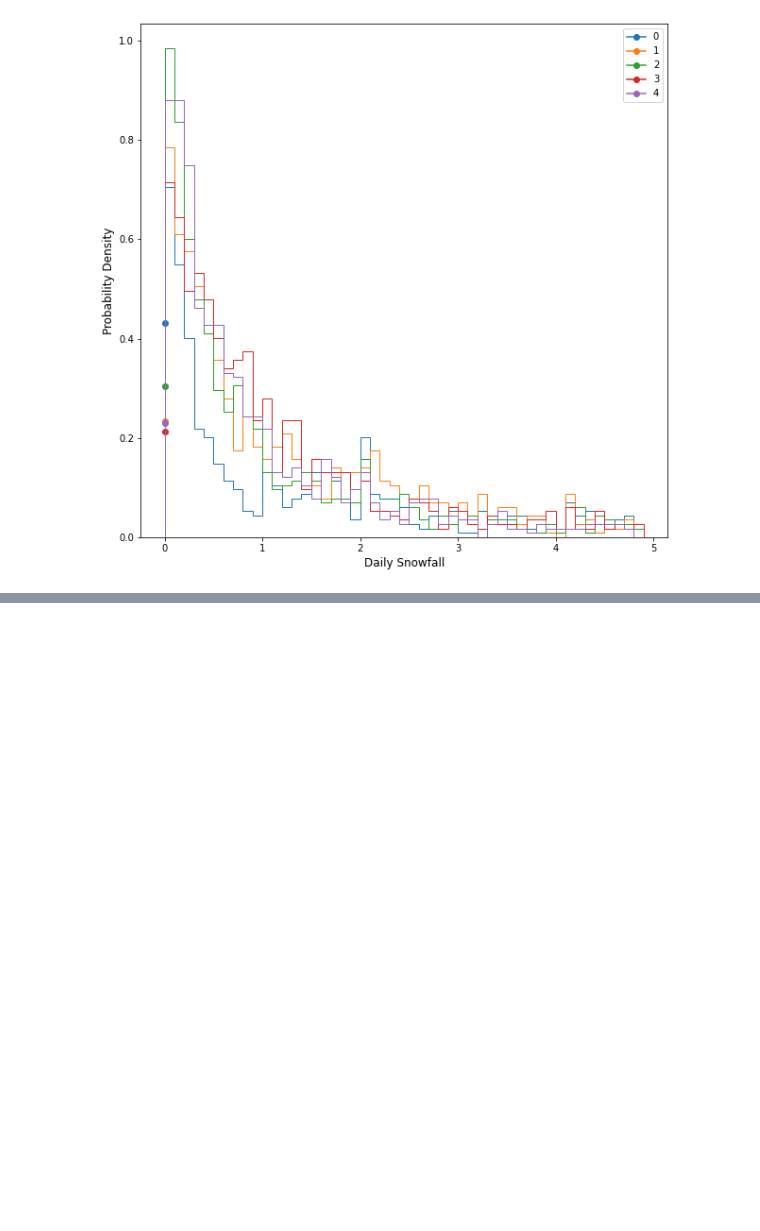
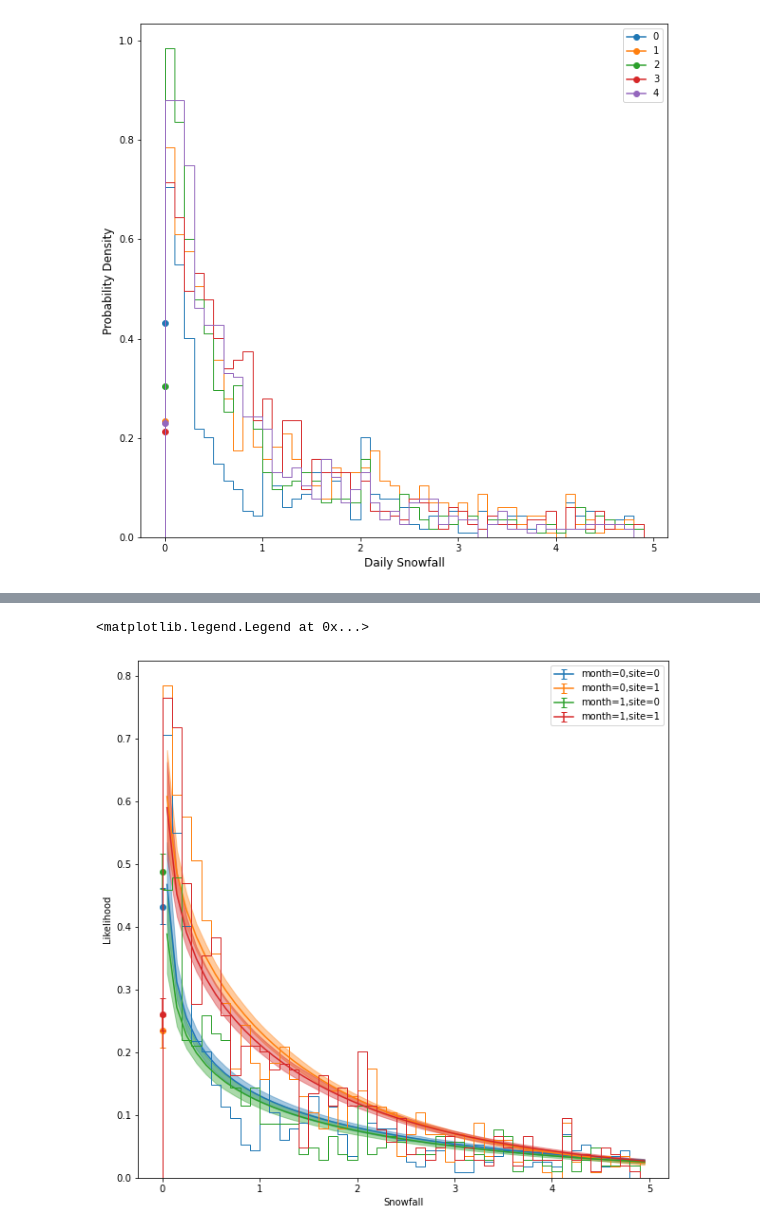
Before and after one commit to Jez-Carter/Bias_Correction, a Jupyter notebook: BC Method Development.ipynb, the cells around one changed output, grey strips where cells are left out. Drawn from its saved outputs; the diff is of its cells as text; code cells hidden in the pictures; blank space fills up the shorter version.

```diff
--- a/BC_Method_Development.ipynb
+++ b/BC Method Development.ipynb
@@ -819 +579,68 @@ for k in np.arange(0,2,1):
+# %%
+# Plotting the PDFs estimated for 2 different sites for January and February (The credible interval containing 95% of expected variation is also plotted)
+
+for k in np.arange(0, 2, 1):
+    for j in np.arange(0, 2, 1):
+
+        ps = jnp.expand_dims(samples_1[f"p{k}"], -1)[:, j]
+        alphas = jnp.expand_dims(samples_1[f"alpha{k}"], -1)[:, j]
+        scales = jnp.reciprocal(jnp.expand_dims(samples_1[f"beta{k}"], -1))[:, j]
+
+        bins = np.arange(0, 5, 0.1)
+        bin_centers = bins + bins[1] / 2
+
+        likelihood_values = ps * jgamma.pdf(bin_centers, a=alphas, loc=0, scale=scales)
+
+        zero_likelihood_values = 1 - ps
+
+        mean_l = jnp.mean(jnp.array(likelihood_values), axis=0)
+        hpdi_l = hpdi(jnp.array(likelihood_values), 0.95)
+        lower_l = hpdi_l[0]
+        upper_l = hpdi_l[1]
+
+        zero_mean_l = jnp.mean(jnp.array(zero_likelihood_values), axis=0)
+        zero_hpdi_l = hpdi(jnp.array(zero_likelihood_values), 0.95)
+        zero_lower_l = zero_hpdi_l[0]
+        zero_upper_l = zero_hpdi_l[1]
+        zero_lower_error = zero_mean_l - zero_lower_l
+        zero_upper_error = zero_upper_l - zero_mean_l
+        error = np.array([zero_lower_error[0], zero_upper_error[0]]).reshape(2, 1)
+
+        data = data_list[k][:, j]
+        bin_width = bins[1] - bins[0]
+        p_data = len(data[data != 0]) / len(data)
+        weight_value = p_data / bin_width / len(data[data != 0])
+        weights = np.full(len(data[data != 0]), weight_value)
+
+        color = next(plt.gca()._get_lines.prop_cycler)["color"]
+
+        plt.hist(
+            data[data != 0],
+            bins=bins,
+            histtype="step",
+            stacked=True,
+            fill=False,
+            weights=weights,
+            color=color,
+        )
+
+        plt.plot(bin_centers, mean_l, color=color)
+        plt.fill_between(bin_centers, y1=lower_l, y2=upper_l, alpha=0.4, color=color)
+
+        plt.plot(0, 1 - ps.mean(), marker="o", color=color)
+        plt.errorbar(
+            0,
+            zero_mean_l,
+            yerr=error,
+            capsize=3,
+            color=color,
+            label=f"month={k},site={j}",
+        )
+
+plt.xlabel("Snowfall")
+plt.ylabel("Likelihood")
+plt.legend()
+# %% [output]
+<matplotlib.legend.Legend at 0x...>
+[figure, added]
 # %%
```
Also changed, not shown: parts of 26 cells of this notebook, 1 other file.
